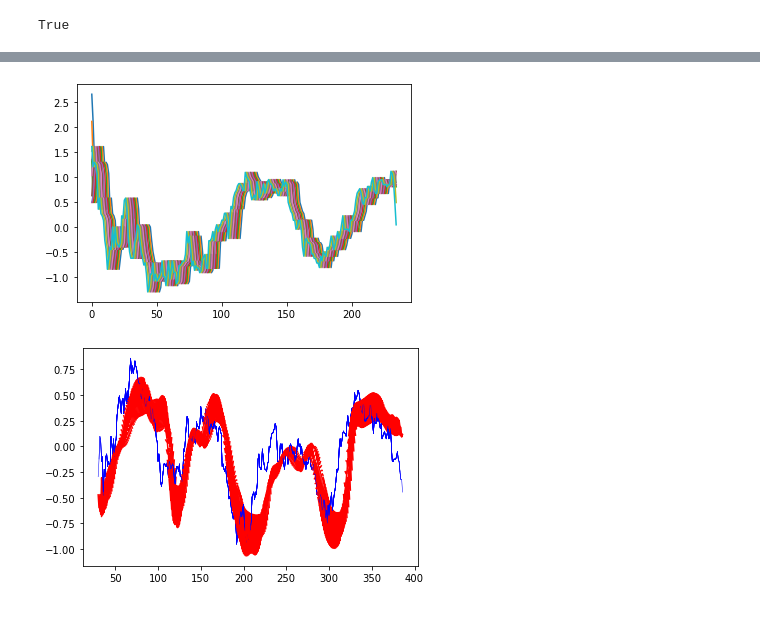
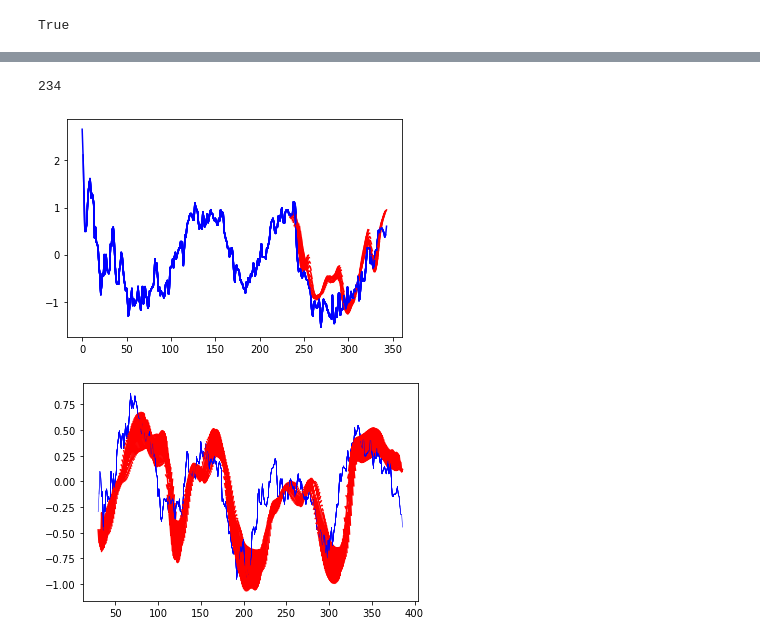
Before and after one commit to stianteien/instradag, a Jupyter notebook: RNN_build.ipynb, the cells around one changed output, grey strips where cells are left out. Drawn from its saved outputs; the diff is of its cells as text; code cells hidden in the pictures.

```diff
--- a/RNN_build.ipynb
+++ b/RNN_build.ipynb
@@ -180,6 +180,6 @@ Trainable params: 51,594
 Non-trainable params: 0
 _________________________________________________________________
 # %%
-history = model.fit(X_train, y_train, validation_data=(X_test, y_test), epochs=30, batch_size=64, verbose=1)
+history = model.fit(X_train, y_train, validation_data=(X_test, y_test), epochs=500, batch_size=64, verbose=1)
 # %% [output]
 Train on 188 samples, validate on 47 samples
@@ -255,8 +256,14 @@ rscore for one of it 0.37088147223865486
+# %%
+j
+# %% [output]
+234
 # %%
-plt.plot(train_y_set)
+fig = plt.figure()
+for j,i in enumerate(train_y_set):
+    plt.plot(range(j, j+10), i, c='blue')
+
 for i,x in enumerate(pred):
-    pass
-    #plt.plot(range(train_y_set.shape[0] + i, i+10), pred[i], c="red")
-    #plt.plot(range(train_y_set.shape[0] +i, i+10), val_y_set[i], c="blue")
+    plt.plot(range(j + i, j+ i+10), pred[i], c="red")
+    plt.plot(range(j +i, j + i+10), val_y_set[i], c="blue")
 # %% [output]
-[figure, old version]
+[figure, new version]
```
Also changed, not shown: parts of 5 cells of this notebook, 2 other files.
